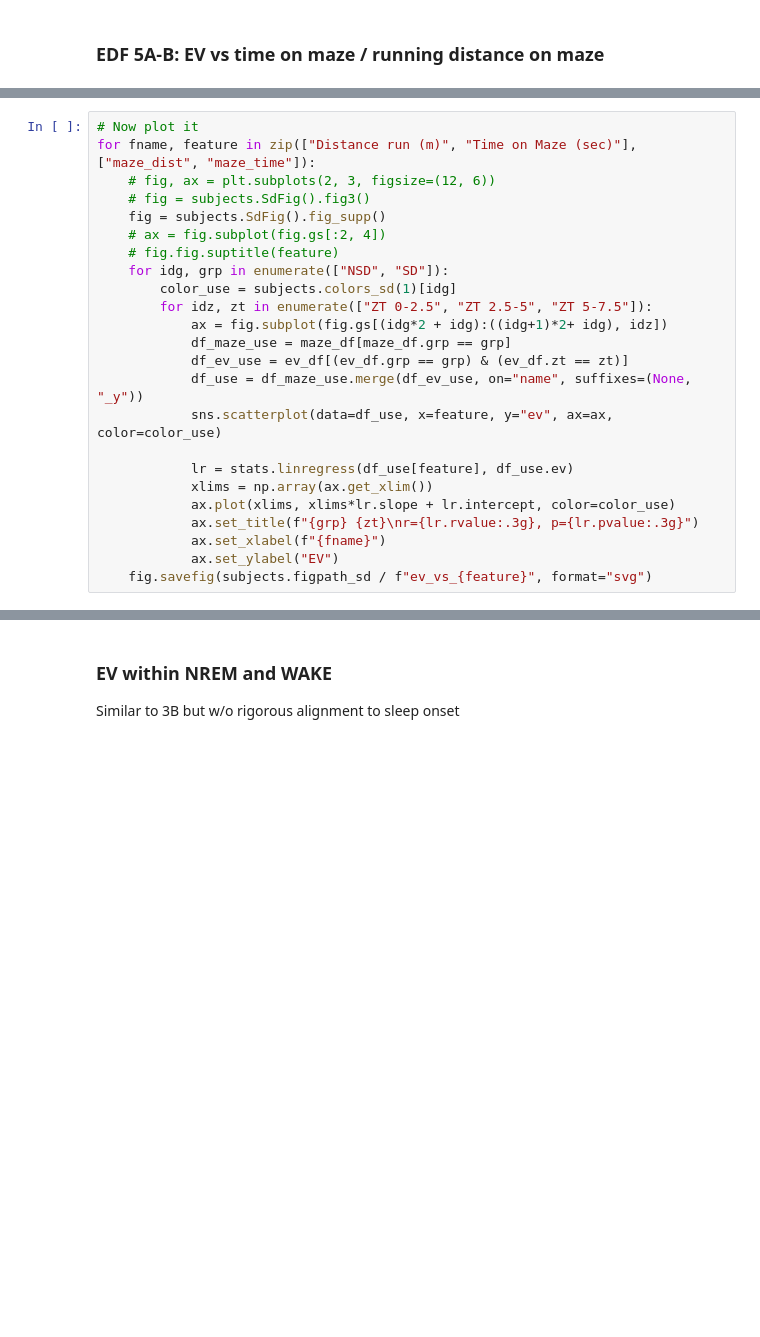
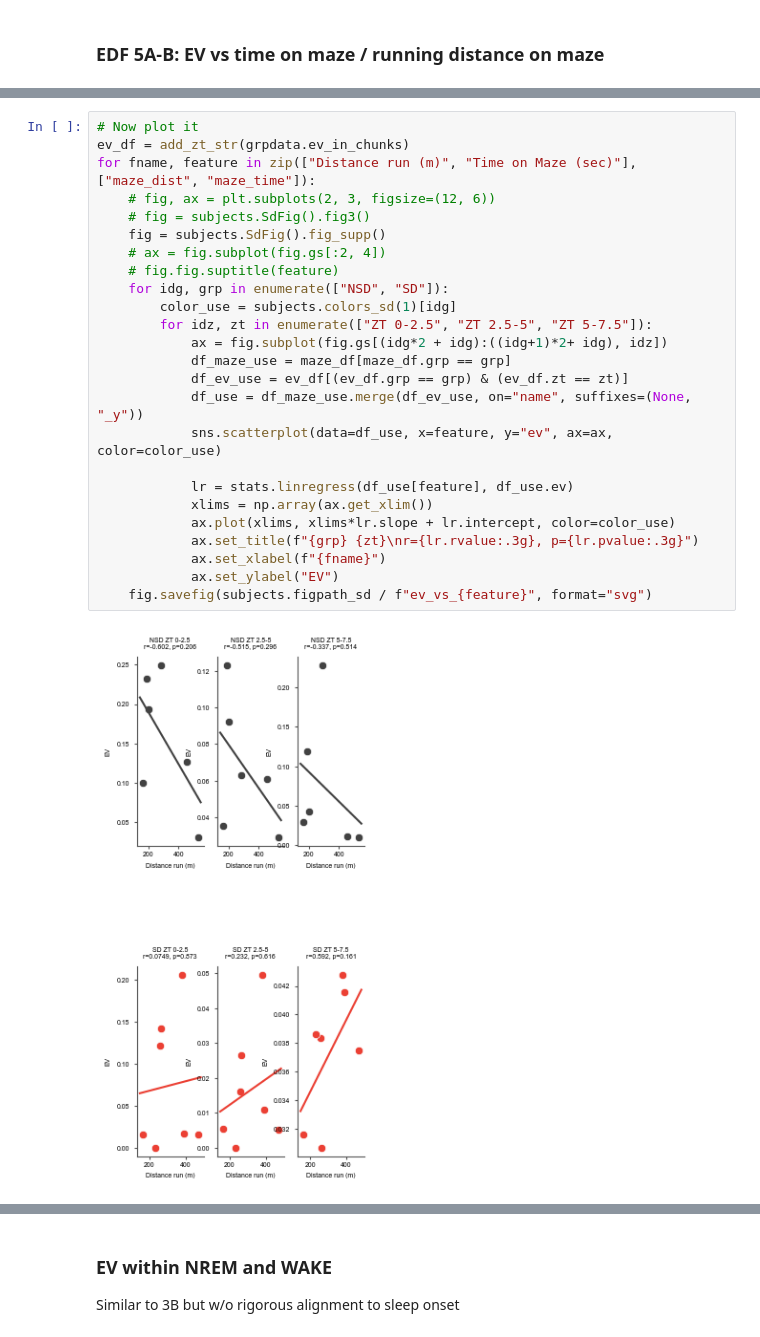
Before and after one commit to diba-lab/sleep_loss_hippocampal_replay, a Jupyter notebook: analysis_and_figure_code/sleep_deprivation/figures/sd_figure3_bs.ipynb, the cells around one changed output, grey strips where cells are left out. Drawn from its saved outputs; the diff is of its cells as text; blank space fills up the shorter version.

```diff
--- a/analysis_and_figure_code/sleep_deprivation/figures/sd_figure3_bs.ipynb
+++ b/analysis_and_figure_code/sleep_deprivation/figures/sd_figure3_bs.ipynb
@@ -204,24 +197,27 @@ maze_df.head(4)
 # %%
 # Now plot it
+ev_df = add_zt_str(grpdata.ev_in_chunks)
 for fname, feature in zip(["Distance run (m)", "Time on Maze (sec)"], ["maze_dist", "maze_time"]):
     # fig, ax = plt.subplots(2, 3, figsize=(12, 6))
     # fig = subjects.SdFig().fig3()
     fig = subjects.SdFig().fig_supp()
     # ax = fig.subplot(fig.gs[:2, 4])
     # fig.fig.suptitle(feature)
     for idg, grp in enumerate(["NSD", "SD"]):
         color_use = subjects.colors_sd(1)[idg]
         for idz, zt in enumerate(["ZT 0-2.5", "ZT 2.5-5", "ZT 5-7.5"]):
             ax = fig.subplot(fig.gs[(idg*2 + idg):((idg+1)*2+ idg), idz])
             df_maze_use = maze_df[maze_df.grp == grp]
             df_ev_use = ev_df[(ev_df.grp == grp) & (ev_df.zt == zt)]
             df_use = df_maze_use.merge(df_ev_use, on="name", suffixes=(None, "_y"))
             sns.scatterplot(data=df_use, x=feature, y="ev", ax=ax, color=color_use)
 
             lr = stats.linregress(df_use[feature], df_use.ev)
             xlims = np.array(ax.get_xlim())
             ax.plot(xlims, xlims*lr.slope + lr.intercept, color=color_use)
             ax.set_title(f"{grp} {zt}\nr={lr.rvalue:.3g}, p={lr.pvalue:.3g}")
             ax.set_xlabel(f"{fname}")
             ax.set_ylabel("EV")
     fig.savefig(subjects.figpath_sd / f"ev_vs_{feature}", format="svg")
+# %% [output]
+[figure, added]
```
Also changed, not shown: parts of 9 cells of this notebook, 7 other files.
